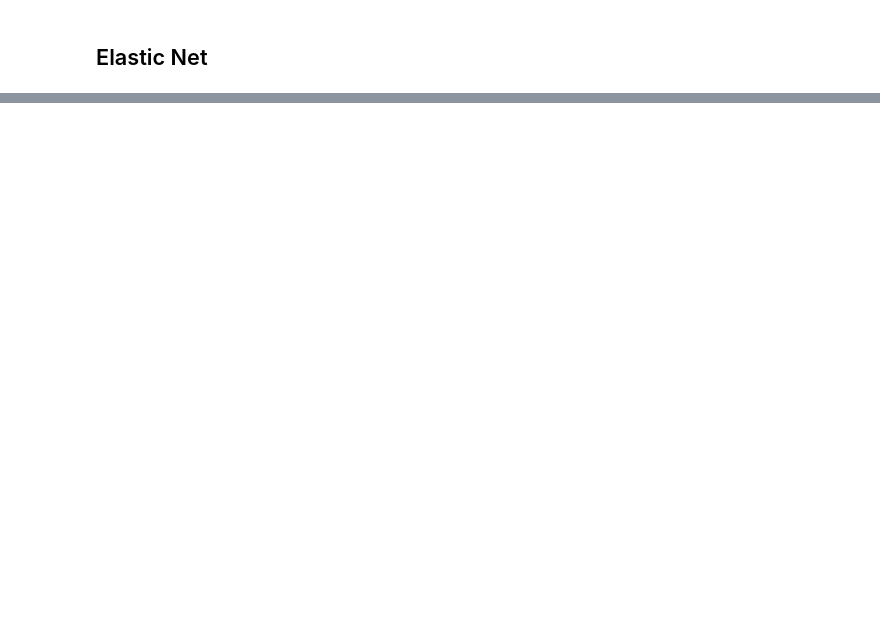
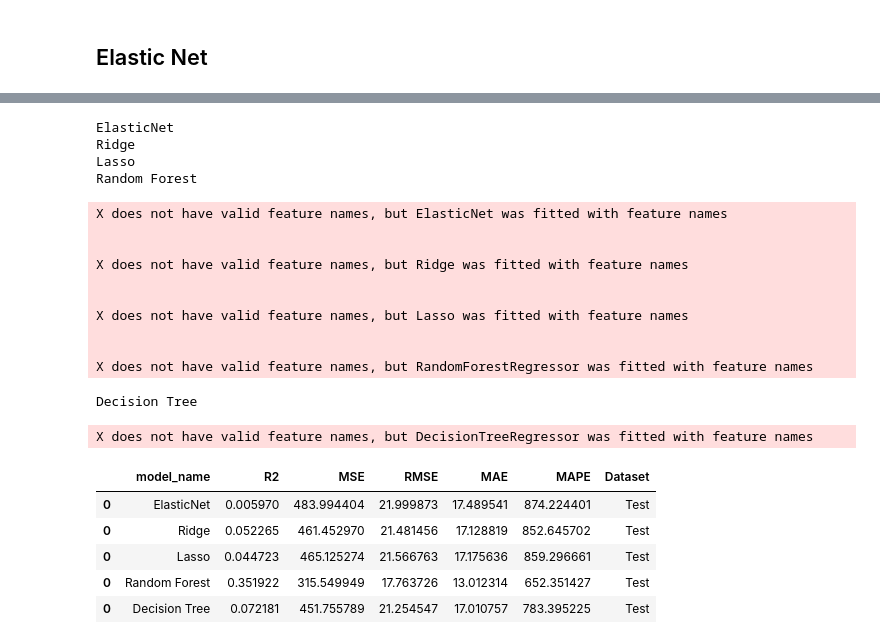
Before and after one commit to Thalesh7991/ensaios-algoritmos-ml, a Jupyter notebook: notebooks/Regressao/Ensaio_Regressao.ipynb, the cells around one changed output, grey strips where cells are left out. Saved outputs shown, nothing was run; the diff lists cells and outputs as text; code cells hidden in the pictures; blank space fills up the shorter version.

```diff
--- a/notebooks/Regressao/Ensaio_Regressao.ipynb
+++ b/notebooks/Regressao/Ensaio_Regressao.ipynb
@@ -218,0 +292,31 @@ elastic_best_params
+# %%
+for model, model_name in zip(model_list, model_names):
+    print(model_name)
+    y_pred = model.predict(np.array(X_test))
+    results = calculate_metrics(y_test, y_pred, model_name)
+    test_dataset = pd.concat([test_dataset, pd.DataFrame([results])])
+test_dataset['Dataset'] = 'Test'
+test_dataset
+# %% [output]
+ElasticNet
+Ridge
+Lasso
+Random Forest
+X does not have valid feature names, but ElasticNet was fitted with feature names
+
+
+X does not have valid feature names, but Ridge was fitted with feature names
+
+
+X does not have valid feature names, but Lasso was fitted with feature names
+
+
+X does not have valid feature names, but RandomForestRegressor was fitted with feature names
+Decision Tree
+X does not have valid feature names, but DecisionTreeRegressor was fitted with feature names
+|  | model_name | R2 | MSE | RMSE | MAE | MAPE | Dataset |
+| 0 | ElasticNet | 0.005970 | 483.994404 | 21.999873 | 17.489541 | 874.224401 | Test |
+| 0 | Ridge | 0.052265 | 461.452970 | 21.481456 | 17.128819 | 852.645702 | Test |
+| 0 | Lasso | 0.044723 | 465.125274 | 21.566763 | 17.175636 | 859.296661 | Test |
+| 0 | Random Forest | 0.351922 | 315.549949 | 17.763726 | 13.012314 | 652.351427 | Test |
+| 0 | Decision Tree | 0.072181 | 451.755789 | 21.254547 | 17.010757 | 783.395225 | Test |
```
Also changed, not shown: parts of 21 cells of this notebook.
